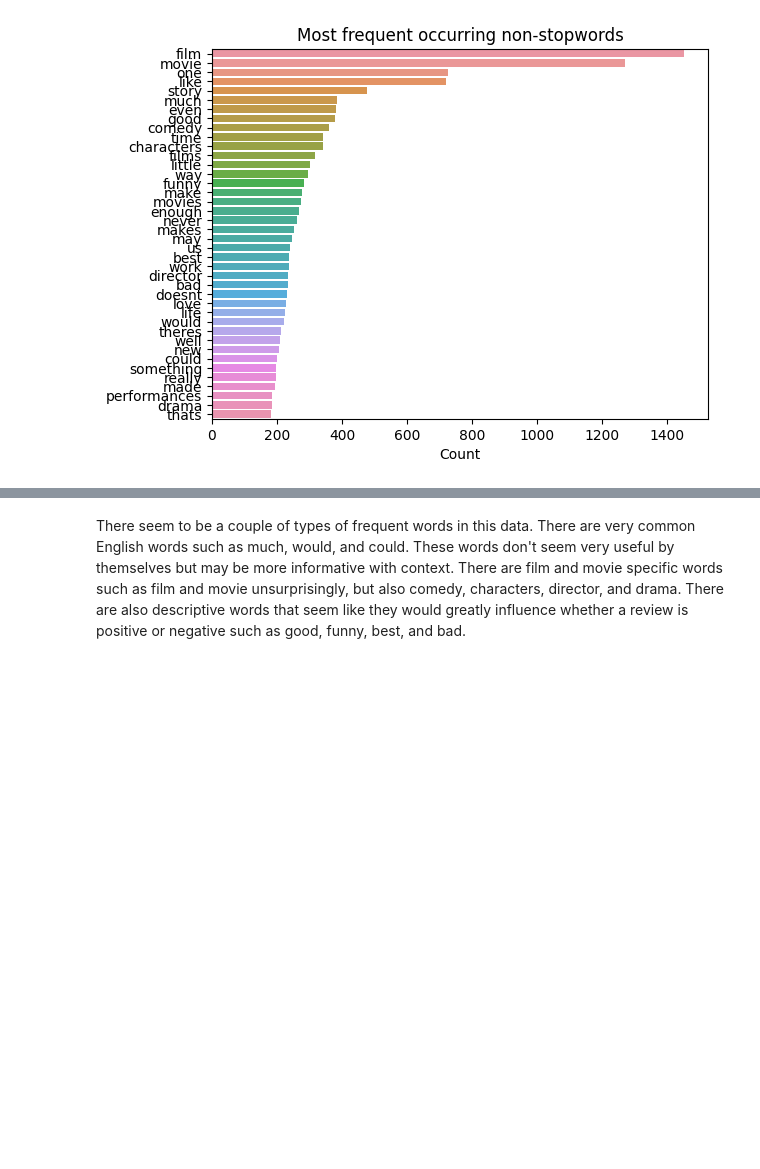
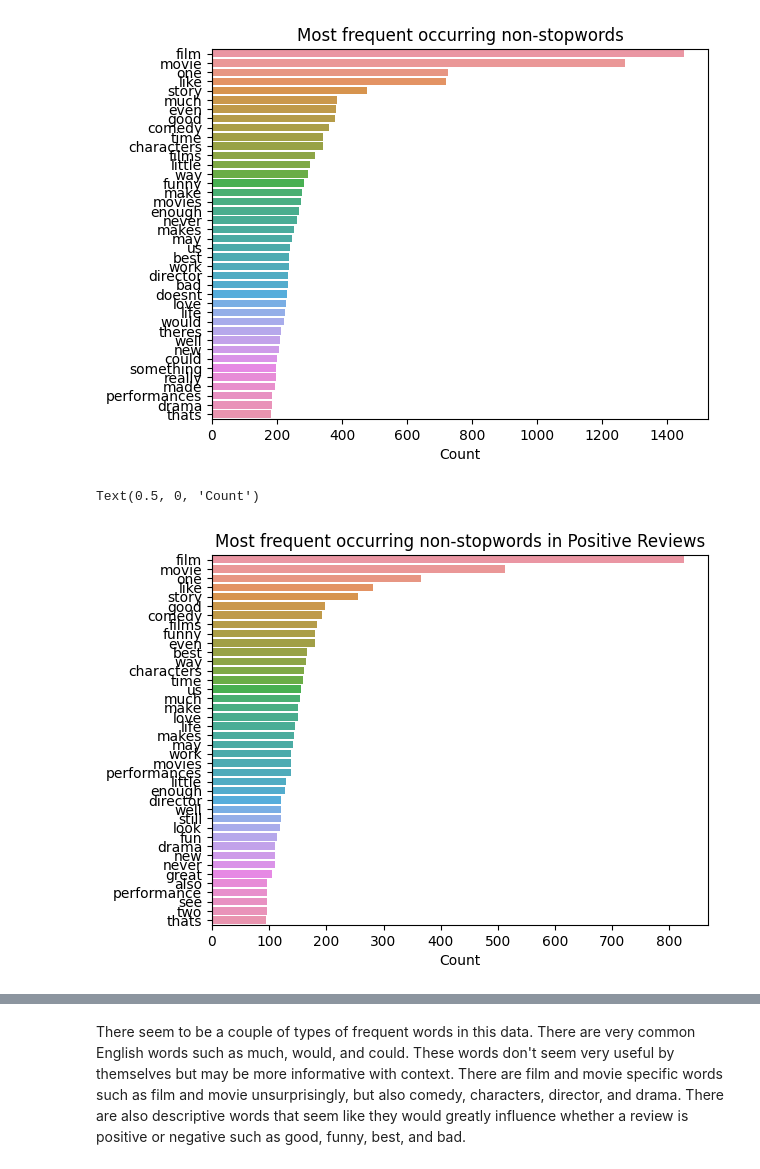
Before and after one commit to ShayneKaiser/cs39aa_project, a Jupyter notebook: project_part1.ipynb, the cells around one changed output, grey strips where cells are left out. Cells and saved outputs as stored; diff of their text form; code cells hidden in the pictures; blank space fills up the shorter version.

Commit message:
PLots for positive and negative reviews

```diff
--- a/project_part1.ipynb
+++ b/project_part1.ipynb
@@ -134,0 +137,4 @@ df_all
+# %%
+# df of only positive reviews
+df_pos = df_all[df_all['label'] == 1]
+df_pos
@@ -255,3 +293,25 @@ plt.xlabel("Count")
 # %% [output]
 Text(0.5, 0, 'Count')
 [figure]
+# %%
+# Most frequent occuring non-stopwords in positive reviews
+
+corpus = []
+text = df_pos['text1'].str.split()
+text = text.values.tolist()
+corpus = [word for i in text for word in i]
+
+counter = Counter(corpus)
+most = counter.most_common()
+x, y=[], []
+for word,count in most[:40]:
+    if (word not in stop):
+        x.append(word)
+        y.append(count)
+
+sns.barplot(x=y,y=x)
+plt.title("Most frequent occurring non-stopwords in Positive Reviews")
+plt.xlabel("Count")
+# %% [output]
+Text(0.5, 0, 'Count')
+[figure, added]
```
Also changed, not shown: parts of 23 cells of this notebook.
